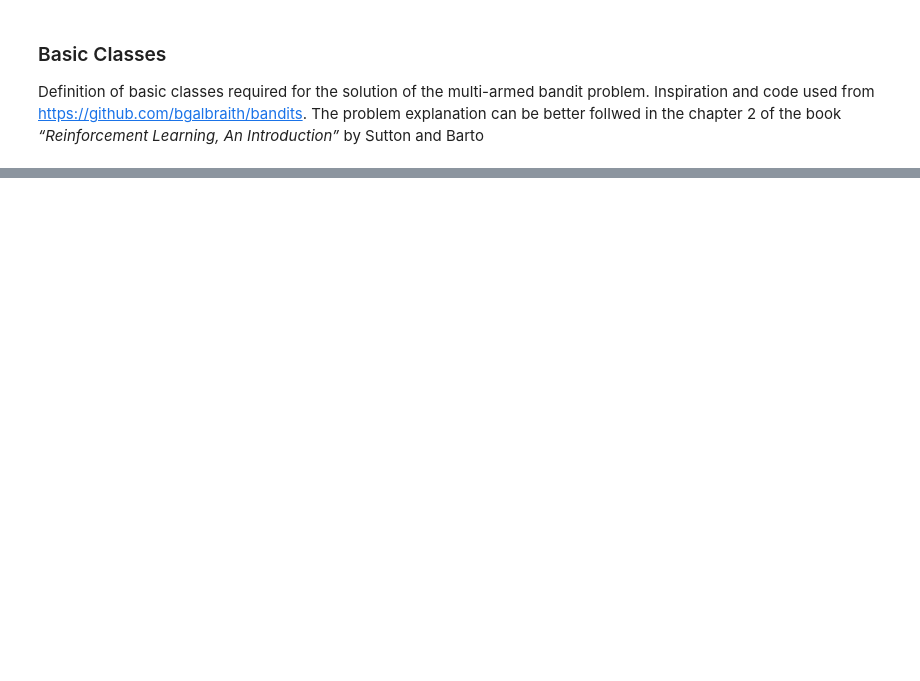
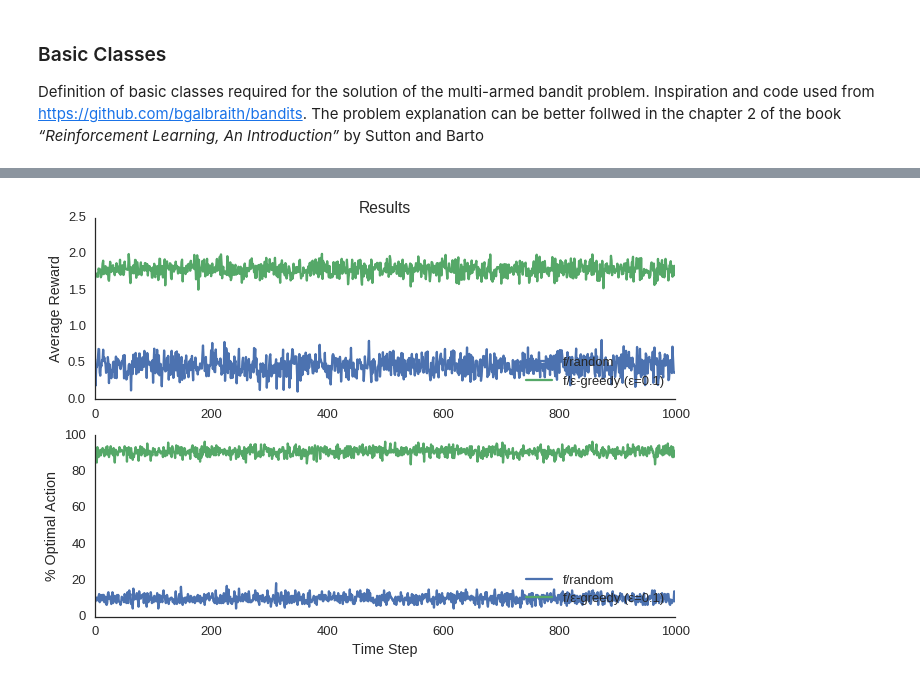
Before and after one commit to fabioanh/multi-armed-bandit, a Jupyter notebook: multi-armed-bandit.ipynb, the cells around one changed output, grey strips where cells are left out. Saved outputs shown, nothing was run; the diff lists cells and outputs as text; code cells hidden in the pictures; blank space fills up the shorter version.

```diff
--- a/multi-armed-bandit.ipynb
+++ b/multi-armed-bandit.ipynb
@@ -159,0 +249,16 @@ class Agent(object):
+# %%
+n_arms = 10
+iterations = 1000
+experiments = 200
+bandit = GaussianBandit(n_arms)
+
+agents = [
+    Agent(bandit, RandomPolicy()),
+    Agent(bandit, EpsilonGreedyPolicy(0.1)),
+    #Agent(bandit, SoftmaxPolicy(0.1)),
+]
+simulator = Simulator(bandit, agents, iterations, experiments)
+simulator.run()
+simulator.plot_agents_results()
+# %% [output]
+[figure, added]
```
Also changed, not shown: parts of 3 cells of this notebook.
